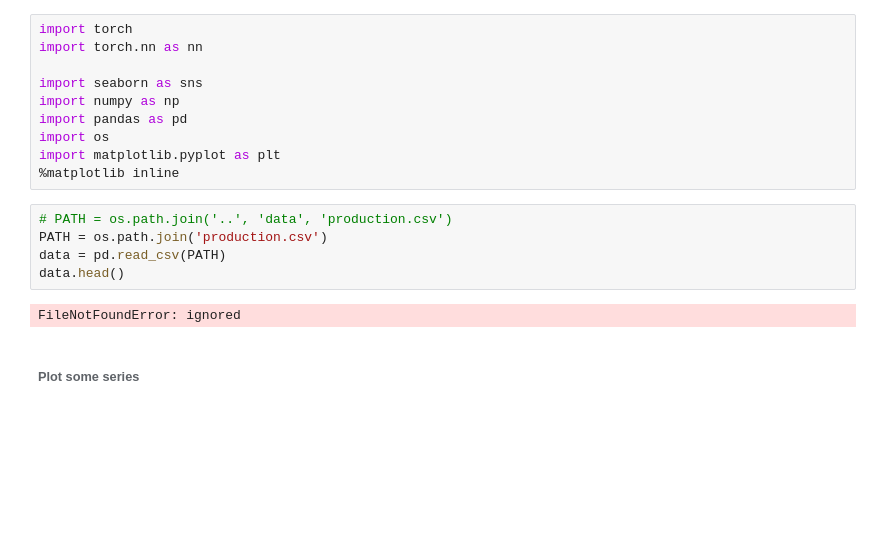
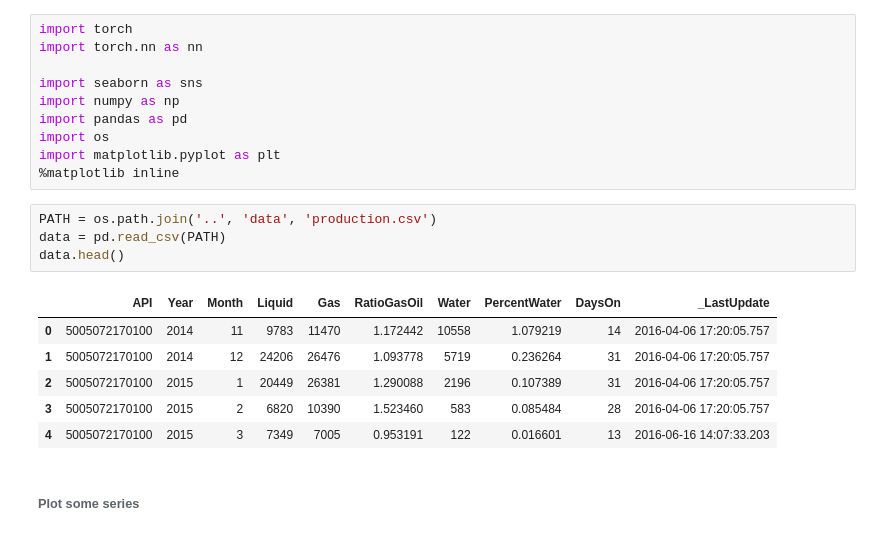
Before and after one commit to ReAlex1902/Oil_production, a Jupyter notebook: scripts/Neural_Networks.ipynb, the cells around one changed output. Drawn from its saved outputs; the diff is of its cells as text; blank space fills up the shorter version.

```diff
--- a/scripts/Neural_Networks.ipynb
+++ b/scripts/Neural_Networks.ipynb
@@ -15,12 +15,16 @@ import os
 import matplotlib.pyplot as plt
 %matplotlib inline
 # %%
-# PATH = os.path.join('..', 'data', 'production.csv')
-PATH = os.path.join('production.csv')
+PATH = os.path.join('..', 'data', 'production.csv')
 data = pd.read_csv(PATH)
 data.head()
 # %% [output]
-FileNotFoundError: ignored
+|  | API | Year | Month | Liquid | Gas | RatioGasOil | Water | PercentWater | DaysOn | _LastUpdate |
+| 0 | 5005072170100 | 2014 | 11 | 9783 | 11470 | 1.172442 | 10558 | 1.079219 | 14 | 2016-04-06 17:20:05.757 |
+| 1 | 5005072170100 | 2014 | 12 | 24206 | 26476 | 1.093778 | 5719 | 0.236264 | 31 | 2016-04-06 17:20:05.757 |
+| 2 | 5005072170100 | 2015 | 1 | 20449 | 26381 | 1.290088 | 2196 | 0.107389 | 31 | 2016-04-06 17:20:05.757 |
+| 3 | 5005072170100 | 2015 | 2 | 6820 | 10390 | 1.523460 | 583 | 0.085484 | 28 | 2016-04-06 17:20:05.757 |
+| 4 | 5005072170100 | 2015 | 3 | 7349 | 7005 | 0.953191 | 122 | 0.016601 | 13 | 2016-06-16 14:07:33.203 |
 # %% [markdown]
 ###### Plot some series
 # %%
```
Also changed, not shown: parts of 12 cells of this notebook.
